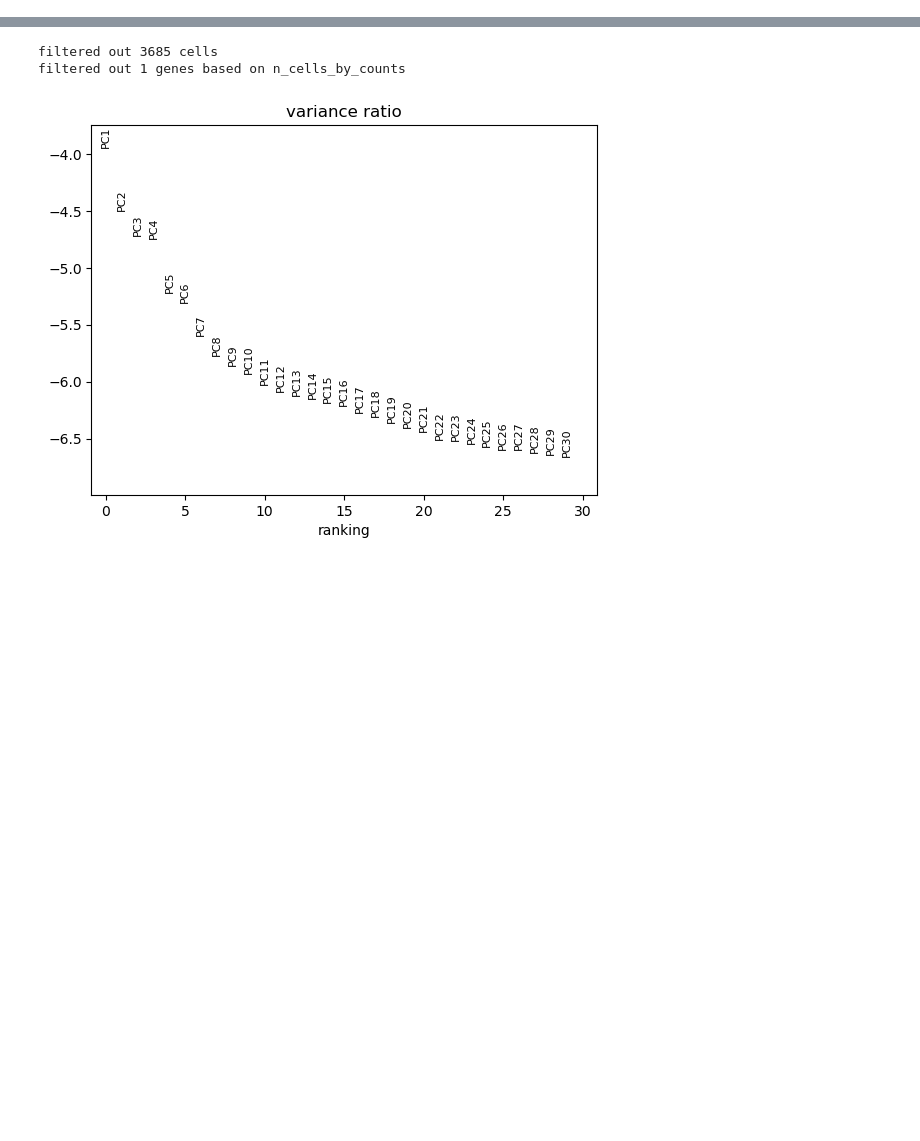
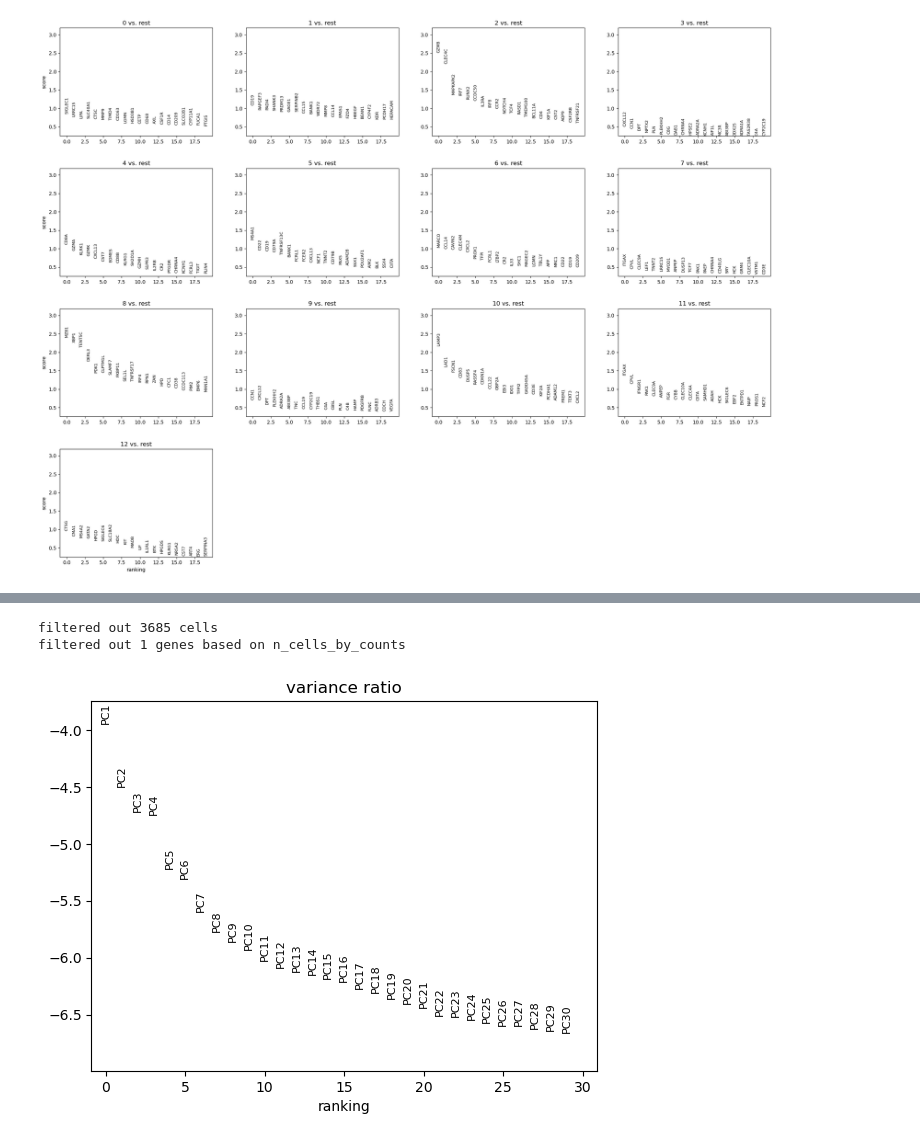
Before and after one commit to gkanfer/SpatialOmicsToolkit, a Jupyter notebook: Untitled-Copy1.ipynb, the cells around one changed output, grey strips where cells are left out. Saved outputs shown, nothing was run; the diff lists cells and outputs as text; code cells hidden in the pictures; blank space fills up the shorter version.

Commit message:
scanpy_squidpy_voyger

```diff
--- a/Untitled-Copy1.ipynb
+++ b/Untitled-Copy1.ipynb
@@ -0,0 +1,91 @@
+# %%
+import matplotlib.pyplot as plt
+from matplotlib.backends.backend_pdf import PdfPages
+from matplotlib.colors import ListedColormap
+import matplotlib.ticker as ticker
+import matplotlib.pyplot as plt
+import pandas as pd
+from matplotlib.ticker import MaxNLocator
+import seaborn as sns
+import os
+import gzip
+import numpy as np
+import scanpy as sc
+import squidpy as sq
+import cupy as cp
+import cupyx
+import os
+import time
+import rapids_singlecell as rsc
+import numpy as np
+import rmm
+from rmm.allocators.cupy import rmm_cupy_allocator
+import cupy
+
+rmm.reinitialize(
+    managed_memory=False,  # Allows oversubscription
+    pool_allocator=False,  # default is False
+    devices=0,  # GPU device IDs to register. By default registers only GPU 0.
+)
+cp.cuda.set_allocator(rmm_cupy_allocator)
+import zarr
+from collections import OrderedDict
+from scipy.sparse import csr_matrix
+import pandas as pd
+import scipy.stats as stats
+from statsmodels.stats.multitest import multipletests
+from scipy.sparse import csr_matrix
+import scipy
+import anndata
+from collections import OrderedDict
+path = "/data/kanferg/Sptial_Omics/playGround/Data/Xenium/output_temp"
+pathout = "/data/kanferg/Sptial_Omics/SpatialOmicsToolkit/out_1"
+FilePrefix = "_072824"
+path_xenium = os.path.join(path,"cell_feature_matrix.h5")
+path_cells = os.path.join(path,"cells.zarr.zip")
+adata = sc.read_10x_h5(path_xenium)
+rsc.get.anndata_to_GPU(adata)
+rsc.pp.flag_gene_family(adata, gene_family_name="MT", gene_family_prefix="mt-")
+rsc.pp.calculate_qc_metrics(adata, qc_vars=["MT"])
+def open_zarr(path: str) -> zarr.Group:
+    store = (zarr.ZipStore(path, mode="r") if path.endswith(".zip") else zarr.DirectoryStore(path))
+    return zarr.group(store=store)
+root = open_zarr(path_cells)
+column_names = dict(root['cell_summary'].attrs.items())['column_names']
+def build_obs(andata,root,column_names):
+    for i in range(len(column_names)):
+        andata.obs[str(column_names[i])] = np.array(root["cell_summary"])[:,i]
+    spatial = andata.obs[["cell_centroid_x", "cell_centroid_y"]]
+    adata.obsm["spatial"] = spatial.values
+    return andata
+andata = build_obs(adata,root,column_names)
+andata.var_names_make_unique()
+
+sc.pp.subsample(andata,copy=False,n_obs=100_000)
+
+andata.obsm['spatial'] = np.array(andata.obsm['spatial'], dtype=np.float64)
+andata.uns['config'] = OrderedDict()
+andata.uns["config"]["secondary_var_names"] = andata.var_names
+rsc.pp.flag_gene_family(andata, gene_family_name="MT", gene_family_prefix="mt-")
+rsc.pp.calculate_qc_metrics(andata, qc_vars=["MT"])
+rsc.pp.filter_cells(andata, min_count=10,qc_var = 'total_counts')
+rsc.pp.filter_genes(andata, min_count=5)
+andata.layers['counts'] = andata.X.copy()
+rsc.pp.normalize_total(andata)
+rsc.pp.log1p(andata)
+andata.layers['log'] = andata.X.copy()
+rsc.pp.highly_variable_genes(andata, n_top_genes=1500, flavor="seurat_v3", layer="log")
+andata = andata[:, andata.var["highly_variable"]]
+rsc.pp.scale(andata, max_value=10)
+rsc.pp.pca(andata, n_comps=30,random_state=1337, use_highly_variable=False)
+
+rsc.pp.neighbors(andata, n_pcs=15, use_rep='X_pca', n_neighbors=30)
+rsc.tl.leiden(andata, random_state=1337, resolution=0.5, key_added='cluster')
+
+rsc.tl.rank_genes_groups_logreg(andata, groupby="cluster",groups='all')
+
+# andata = sc.read_h5ad(os.path.join(pathout, "andata_save.h5ad"))
+# # data is looged
+# rsc.tl.rank_genes_groups_logreg(andata, groupby="cluster", use_raw=False)
+sc.pl.rank_genes_groups(andata, n_genes=20)
+# %% [output]
@@ -0,0 +94 @@
+[figure, added]
```
Also changed, not shown: parts of 23 cells of this notebook, 4 other files.
